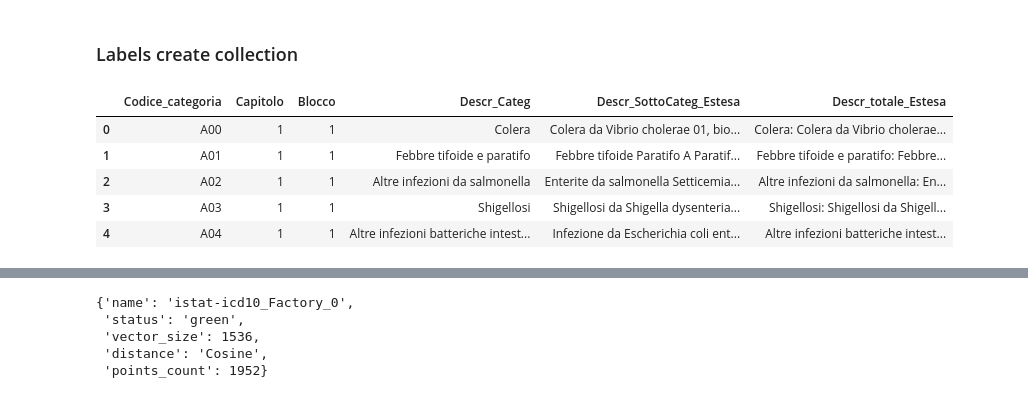
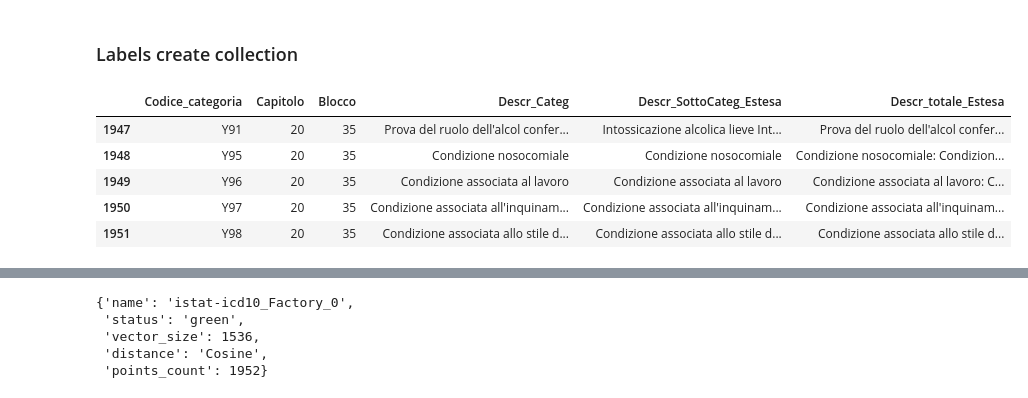
Before and after one commit to istat-methodology/semantic-search, a Jupyter notebook: notebooks/test-semantic-on-medical_data.ipynb, the cells around one changed output, grey strips where cells are left out. Saved outputs shown, nothing was run; the diff lists cells and outputs as text; code cells hidden in the pictures.

```diff
--- a/notebooks/test-semantic-on-medical_data.ipynb
+++ b/notebooks/test-semantic-on-medical_data.ipynb
@@ -171,13 +190,13 @@ malat_Cat_full.head()
 # %%
 # Dai puliti:
 df_copy = malat_Cat_full.copy()
-df_copy.head(5)
+df_copy.tail(5)
 # %% [output]
 |  | Codice_categoria | Capitolo | Blocco | Descr_Categ | Descr_SottoCateg_Estesa | Descr_totale_Estesa |
-| 0 | A00 | 1 | 1 | Colera | Colera da Vibrio cholerae 01, bio... | Colera: Colera da Vibrio cholerae... |
-| 1 | A01 | 1 | 1 | Febbre tifoide e paratifo | Febbre tifoide Paratifo A Paratif... | Febbre tifoide e paratifo: Febbre... |
-| 2 | A02 | 1 | 1 | Altre infezioni da salmonella | Enterite da salmonella Setticemia... | Altre infezioni da salmonella: En... |
-| 3 | A03 | 1 | 1 | Shigellosi | Shigellosi da Shigella dysenteria... | Shigellosi: Shigellosi da Shigell... |
-| 4 | A04 | 1 | 1 | Altre infezioni batteriche intest... | Infezione da Escherichia coli ent... | Altre infezioni batteriche intest... |
+| 1947 | Y91 | 20 | 35 | Prova del ruolo dell'alcol confer... | Intossicazione alcolica lieve Int... | Prova del ruolo dell'alcol confer... |
+| 1948 | Y95 | 20 | 35 | Condizione nosocomiale | Condizione nosocomiale | Condizione nosocomiale: Condizion... |
+| 1949 | Y96 | 20 | 35 | Condizione associata al lavoro | Condizione associata al lavoro | Condizione associata al lavoro: C... |
+| 1950 | Y97 | 20 | 35 | Condizione associata all'inquinam... | Condizione associata all'inquinam... | Condizione associata all'inquinam... |
+| 1951 | Y98 | 20 | 35 | Condizione associata allo stile d... | Condizione associata allo stile d... | Condizione associata allo stile d... |
 # %%
 from semantic_search.qdrant import CollectionManager
```
Also changed, not shown: parts of 31 cells of this notebook, 4 other files.
